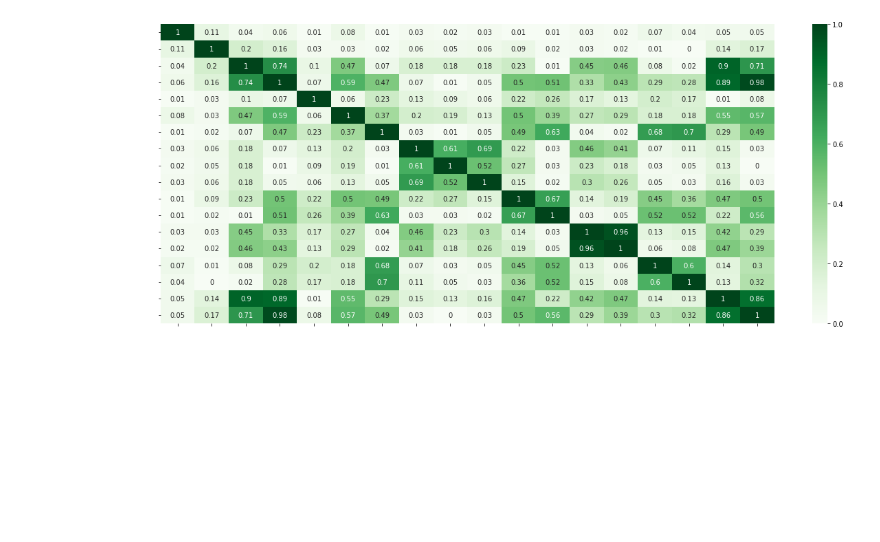
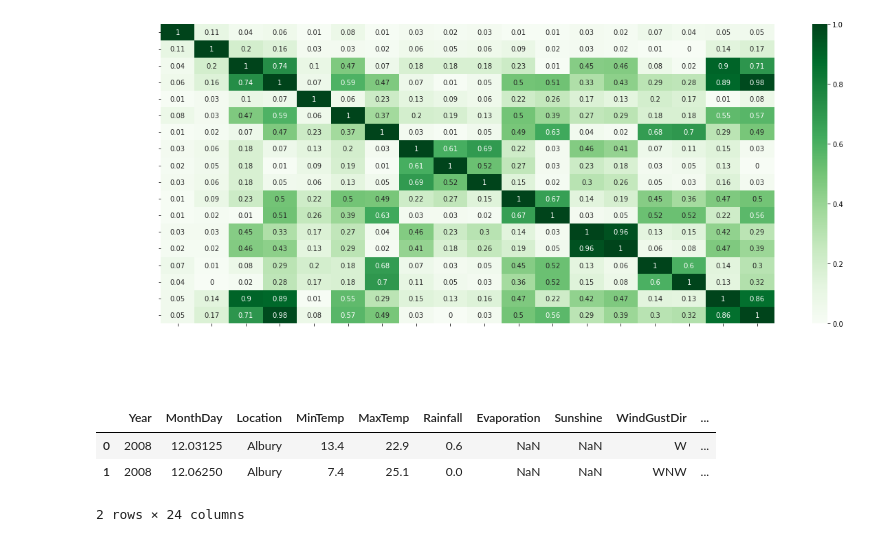
Before and after one commit to ezeguins/analisis_datos_TP, a Jupyter notebook: visualization2.ipynb, the cells around one changed output. Cells and saved outputs as stored; diff of their text form; code cells hidden in the pictures; blank space fills up the shorter version.

```diff
--- a/visualization2.ipynb
+++ b/visualization2.ipynb
@@ -95,5 +91,12 @@ sns.heatmap(data=np.abs(correlation_matrix), annot=True,ax=axes,cmap='Greens');
 # Visualizamos los datos de cada columna
 def display_boxplot(dataset):
     fig = dataset.boxplot(figsize=(22,10))
+# %%
+dataset_.head(2)
+# %% [output]
+|  | Year | MonthDay | Location | MinTemp | MaxTemp | Rainfall | Evaporation | Sunshine | WindGustDir | ... |
+| 0 | 2008 | 12.03125 | Albury | 13.4 | 22.9 | 0.6 | NaN | NaN | W | ... |
+| 1 | 2008 | 12.06250 | Albury | 7.4 | 25.1 | 0.0 | NaN | NaN | WNW | ... |
+2 rows × 24 columns
 # %%
 display_boxplot(pd.DataFrame(dataset_["Rainfall"]))
```
Also changed, not shown: parts of 6 cells of this notebook.
